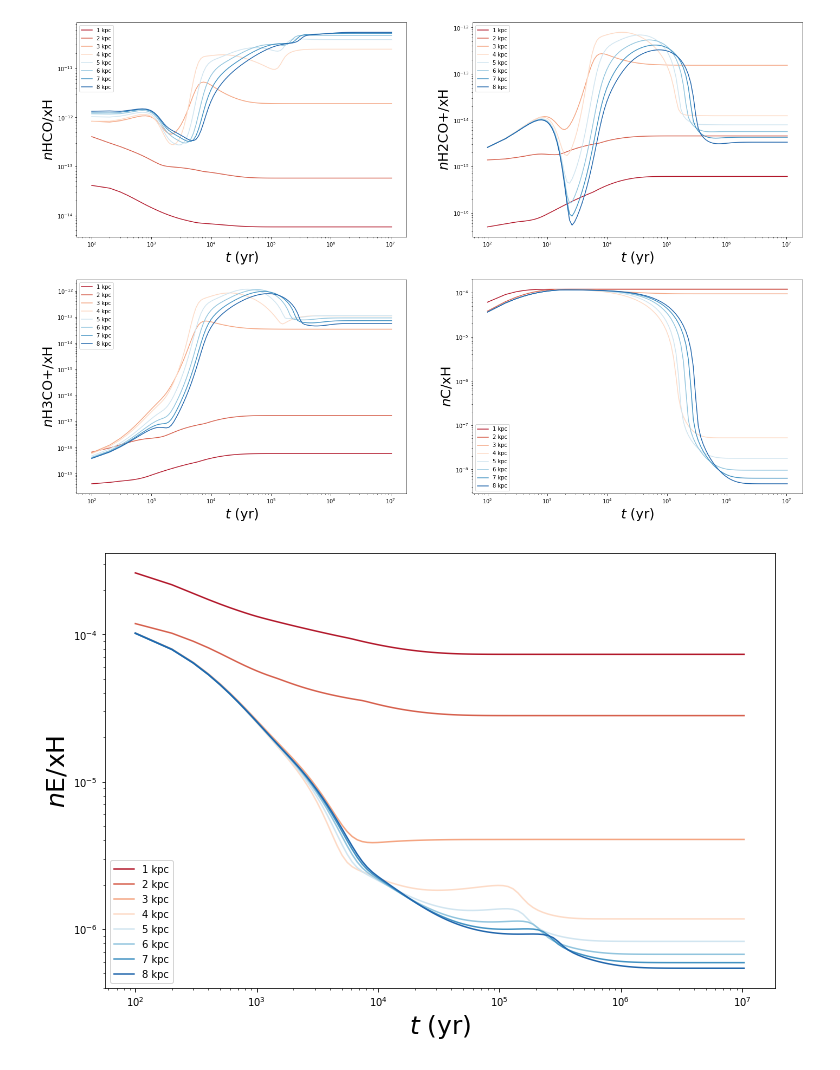
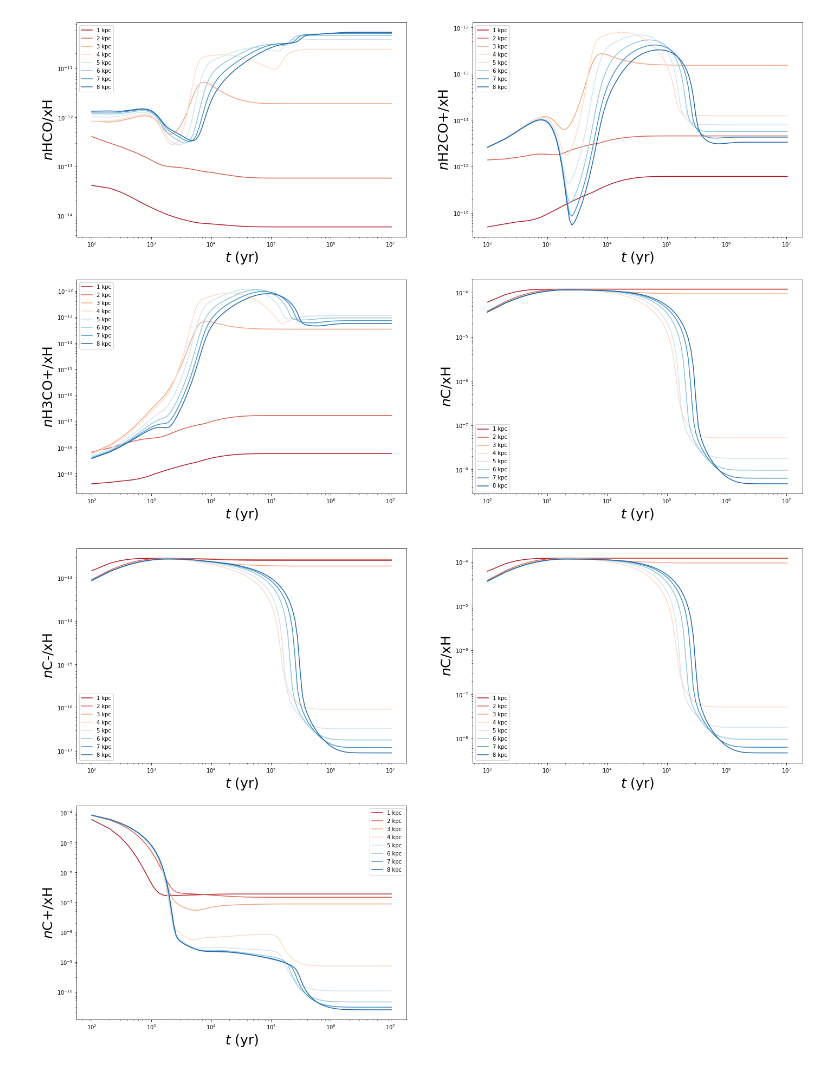
Before and after one commit to slowdivePTG/X-ray-chemistry, a Jupyter notebook: KROME/AGN/AGN.ipynb, the cells around one changed output. Cells and saved outputs as stored; diff of their text form; code cells hidden in the pictures.

```diff
--- a/KROME/AGN/AGN.ipynb
+++ b/KROME/AGN/AGN.ipynb
@@ -77,8 +77,13 @@ plt.subplot(224)
 plot_all('C')
 # %% [output]
 [figure]
-# %%
-plt.figure(1, figsize = (12,8))
-plot_all('E')
-# %% [output]
-[figure, removed]
+# %%
+plt.figure(1, figsize = (24,16))
+plt.subplot(221)
+plot_all('Ck')
+plt.subplot(222)
+plot_all('C')
+plt.subplot(223)
+plot_all('Cj')
+# %% [output]
+[figure, added]
```
Also changed, not shown: 31 other files.
